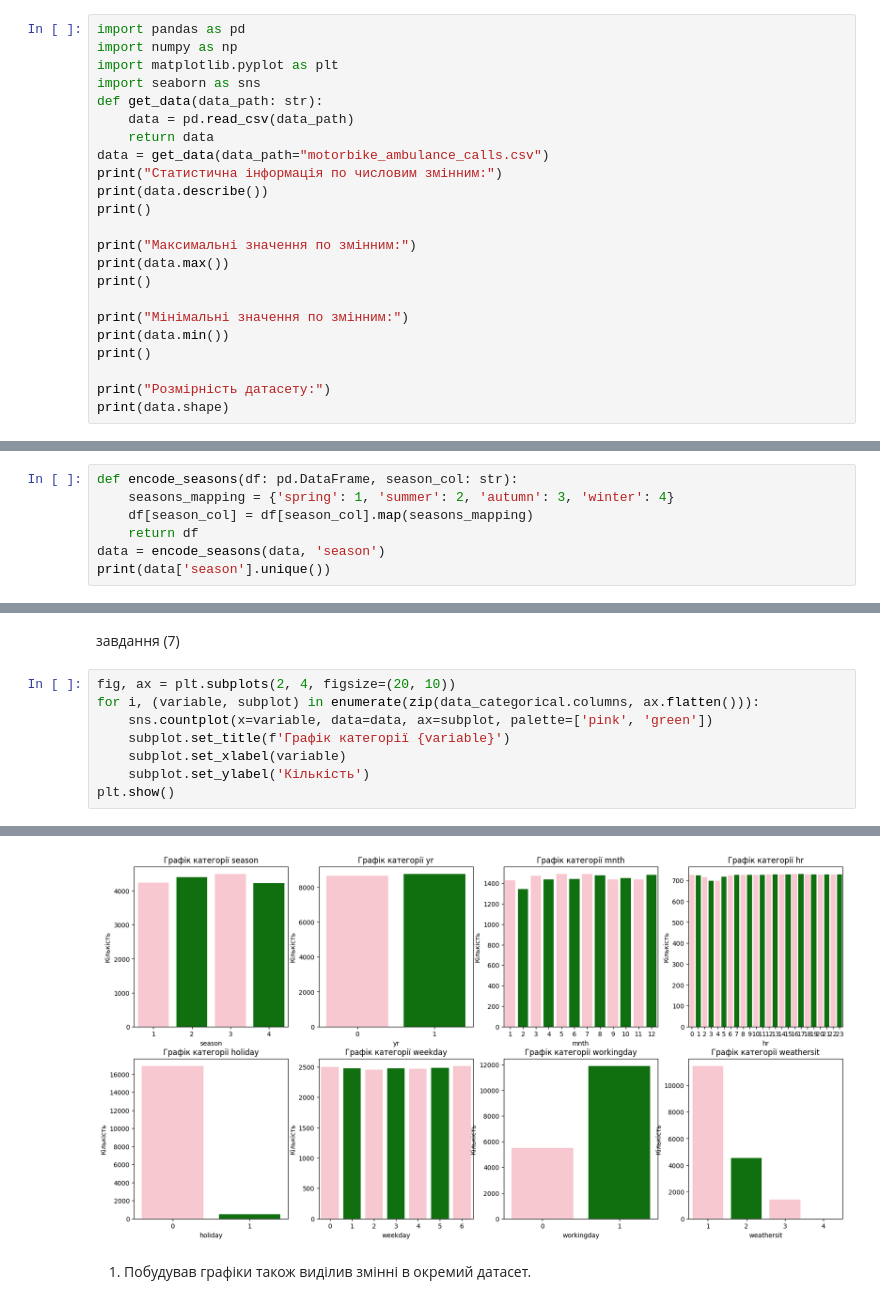
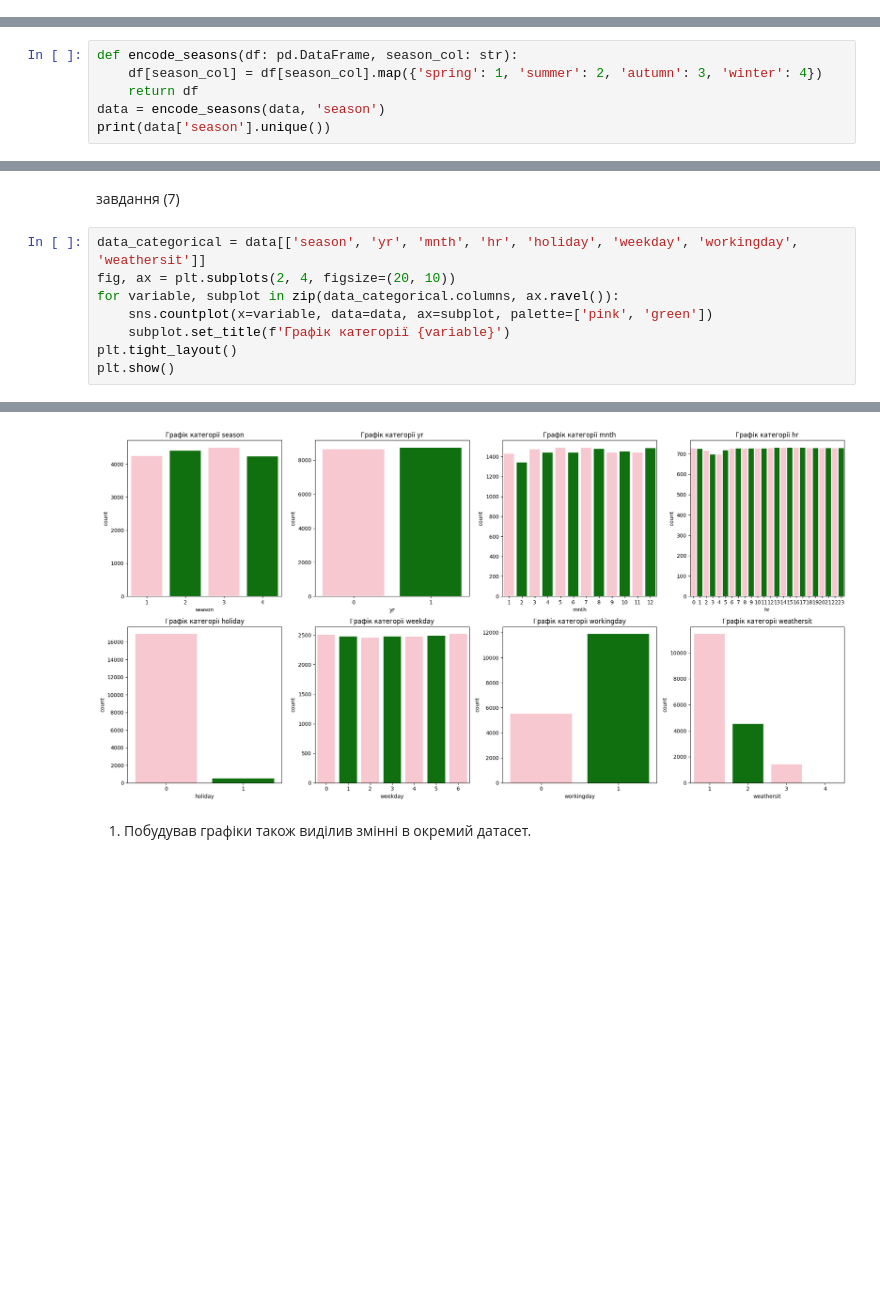
Before and after one commit to darkvasia/pyton.OSHI.2024, a Jupyter notebook: task4_Regression_AI_vasia_fatych.ipynb, the cells around one changed output, grey strips where cells are left out. Cells and saved outputs as stored; diff of their text form; blank space fills up the shorter version.

```diff
--- a/task4_Regression_AI_vasia_fatych.ipynb
+++ b/task4_Regression_AI_vasia_fatych.ipynb
@@ -1,25 +1,2 @@
 # %% [markdown]
 завдання (1)
-# %%
-import pandas as pd
-import numpy as np
-import matplotlib.pyplot as plt
-import seaborn as sns
-def get_data(data_path: str):
-    data = pd.read_csv(data_path)
-    return data
-data = get_data(data_path="motorbike_ambulance_calls.csv")
-print("Статистична інформація по числовим змінним:")
-print(data.describe())
-print()
-
-print("Максимальні значення по змінним:")
-print(data.max())
-print()
-
-print("Мінімальні значення по змінним:")
-print(data.min())
-print()
-
-print("Розмірність датасету:")
-print(data.shape)
@@ -122,8 +133,7 @@ categorical_data.to_csv("categor_data.csv", index=False)
 завдання (6)
 # %%
 def encode_seasons(df: pd.DataFrame, season_col: str):
-    seasons_mapping = {'spring': 1, 'summer': 2, 'autumn': 3, 'winter': 4}
-    df[season_col] = df[season_col].map(seasons_mapping)
+    df[season_col] = df[season_col].map({'spring': 1, 'summer': 2, 'autumn': 3, 'winter': 4})
     return df
 data = encode_seasons(data, 'season')
 print(data['season'].unique())
@@ -132,32 +142,32 @@ print(data['season'].unique())
 # %% [markdown]
 завдання (7)
 # %%
+data_categorical = data[['season', 'yr', 'mnth', 'hr', 'holiday', 'weekday', 'workingday', 'weathersit']]
 fig, ax = plt.subplots(2, 4, figsize=(20, 10))
-for i, (variable, subplot) in enumerate(zip(data_categorical.columns, ax.flatten())):
+for variable, subplot in zip(data_categorical.columns, ax.ravel()):
     sns.countplot(x=variable, data=data, ax=subplot, palette=['pink', 'green'])
     subplot.set_title(f'Графік категорії {variable}')
-    subplot.set_xlabel(variable)
-    subplot.set_ylabel('Кількість')
+plt.tight_layout()
 plt.show()
 # %% [output]
 Passing `palette` without assigning `hue` is deprecated and will be removed in v0.14.0. Assign the `x` variable to `hue` and set `legend=False` for the same effect.
 
   sns.countplot(x=variable, data=data, ax=subplot, palette=['pink', 'green'])
 The palette list has fewer values (2) than needed (4) and will cycle, which may produce an uninterpretable plot.
   sns.countplot(x=variable, data=data, ax=subplot, palette=['pink', 'green'])
 
 Passing `palette` without assigning `hue` is deprecated and will be removed in v0.14.0. Assign the `x` variable to `hue` and set `legend=False` for the same effect.
 
   sns.countplot(x=variable, data=data, ax=subplot, palette=['pink', 'green'])
 
 Passing `palette` without assigning `hue` is deprecated and will be removed in v0.14.0. Assign the `x` variable to `hue` and set `legend=False` for the same effect.
 
 ... (25 lines left out)
 
   sns.countplot(x=variable, data=data, ax=subplot, palette=['pink', 'green'])
 The palette list has fewer values (2) than needed (4) and will cycle, which may produce an uninterpretable plot.
   sns.countplot(x=variable, data=data, ax=subplot, palette=['pink', 'green'])
-[figure, old version]
+[figure, new version]
 # %% [markdown]
 1) Побудував графіки також виділив змінні в окремий датасет.
 # %% [markdown]
```
Also changed, not shown: parts of 14 cells of this notebook.
